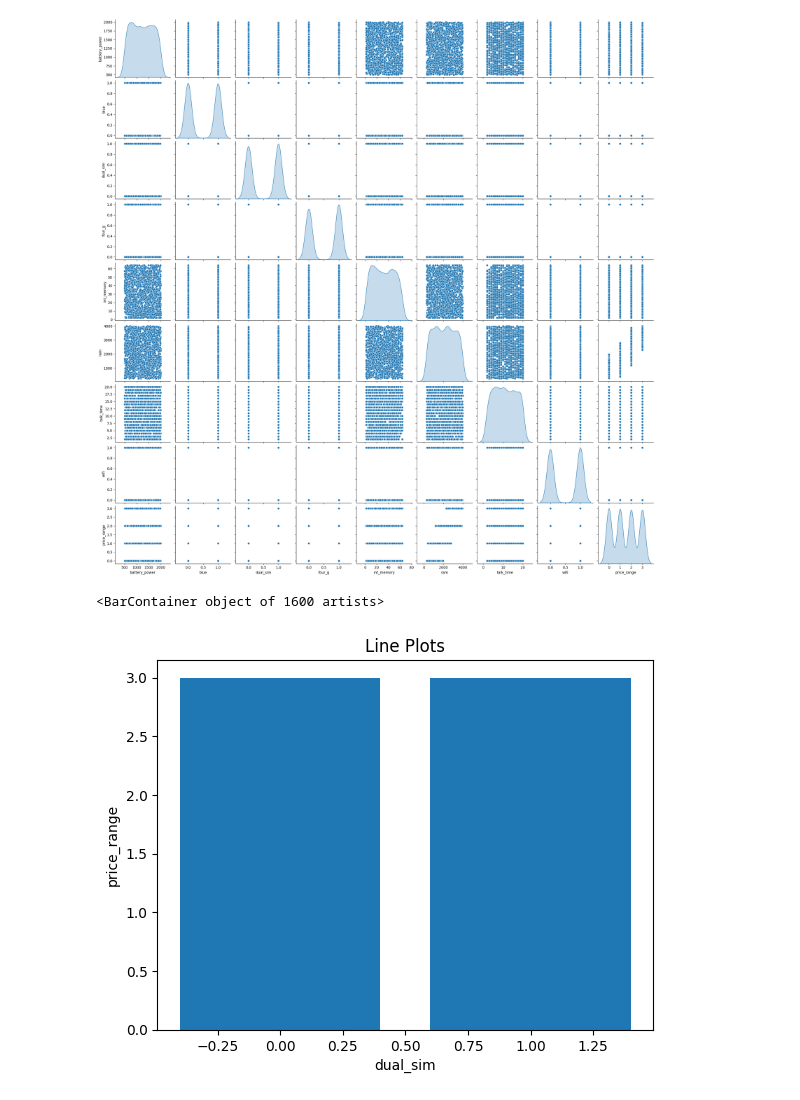
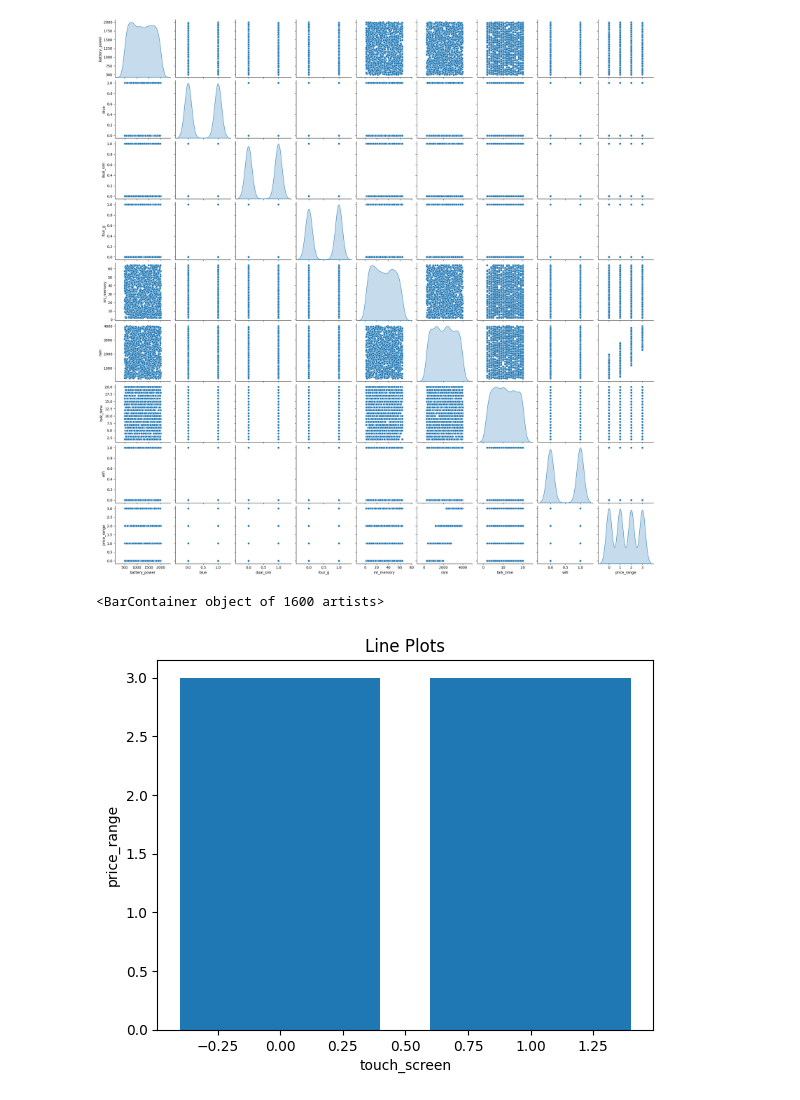
Before and after one commit to AhmedShurafa/Mobile_Price_Classification, a Jupyter notebook: mobile_price_classification.ipynb, the cells around one changed output. Cells and saved outputs as stored; diff of their text form; code cells hidden in the pictures.

```diff
--- a/mobile_price_classification.ipynb
+++ b/mobile_price_classification.ipynb
@@ -35,24 +35,24 @@ train_stats
 # %%
 import matplotlib.pyplot as plt
 import pandas as pd
 import seaborn as sns
 import numpy as np
 
 dataset = pd.read_csv('/content/train.csv')
 
 train_dataset = dataset.sample(frac=0.8, random_state=0)
 test_dataset = dataset.drop(train_dataset.index)
 
-x = train_dataset['dual_sim']
+x = train_dataset['touch_screen']
 y = train_dataset['price_range']
 
-plt.xlabel('dual_sim')
+plt.xlabel('touch_screen')
 
 plt.ylabel('price_range')
 
 plt.title('Line Plots')
 
 plt.bar( x, y )
 # %% [output]
 <BarContainer object of 1600 artists>
-[figure, old version]
+[figure, new version]
```
